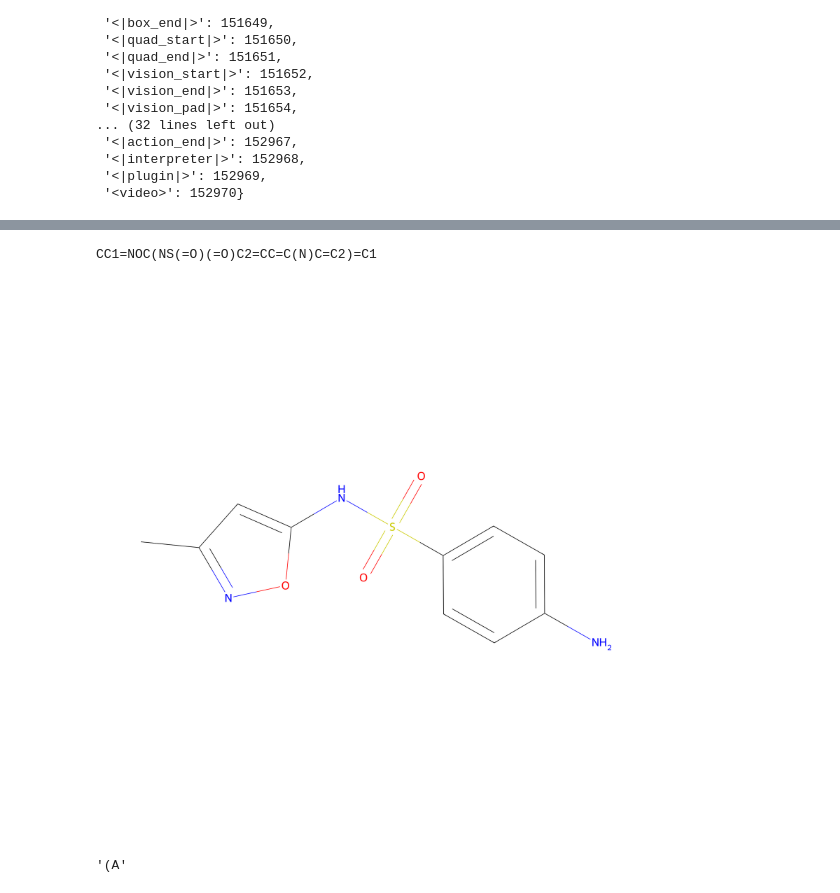
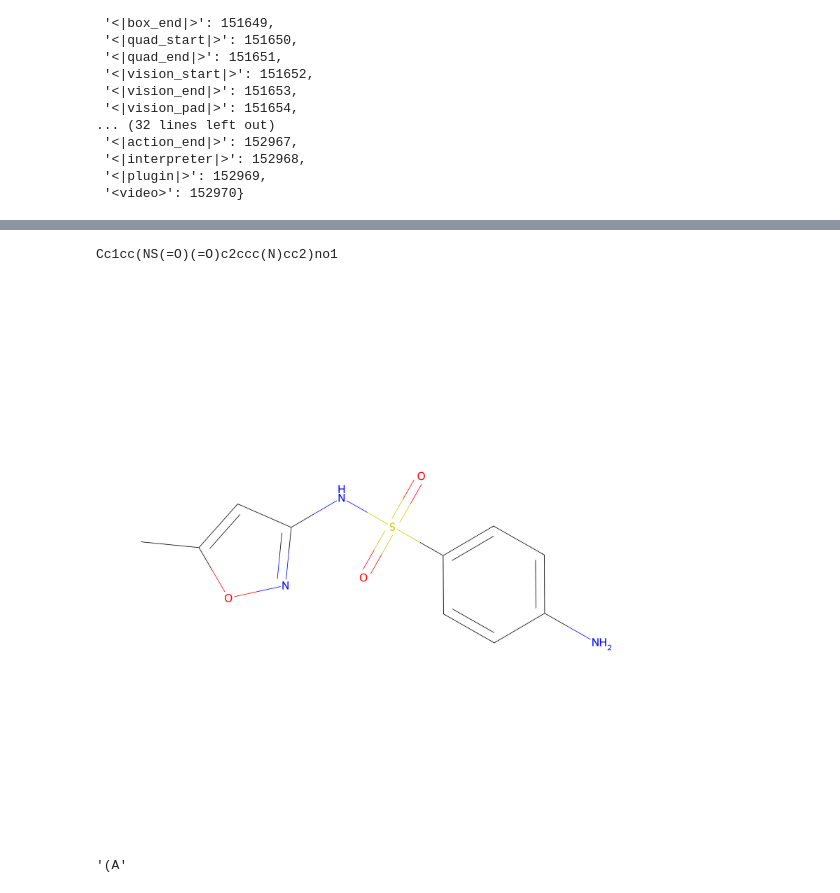
Before and after one commit to DragonDescentZerotsu/Intern-S1-recipe, a Jupyter notebook: debug.ipynb, the cells around one changed output, grey strips where cells are left out. Saved outputs shown, nothing was run; the diff lists cells and outputs as text; code cells hidden in the pictures.

```diff
--- a/debug.ipynb
+++ b/debug.ipynb
@@ -183,31 +183,31 @@ C1=CC=CN1
 # %%
 from rdkit import Chem
 from rdkit.Chem import Draw
 # import selfies as sf
 from rdkit.Chem import rdDepictor
 from rdkit.Chem.Draw import MolDrawOptions
 
 # 使用从 OPSIN 获得的 SMILES
-smiles = "CC1=NOC(NS(=O)(=O)C2=CC=C(N)C=C2)=C1"
+smiles = "Cc1cc(NS(=O)(=O)c2ccc(N)cc2)no1"
 # smiles = "[C][=O][N]"
 # C[N+](C)(C)CCCC[C@@H](C(=O)[O-])[NH3+]
 # smiles = sf.decoder(smiles)
 print(smiles)
 # 创建分子对象
 mol = Chem.MolFromSmiles(smiles)
 
 rdDepictor.SetPreferCoordGen(True)
 rdDepictor.Compute2DCoords(mol)
 
 opts = MolDrawOptions()
 # opts.reduceOverlap = True
 
 # 绘制分子结构
 img = Draw.MolToImage(mol, size=(2000, 2000))
 display(img)
 # %% [output]
-CC1=NOC(NS(=O)(=O)C2=CC=C(N)C=C2)=C1
+Cc1cc(NS(=O)(=O)c2ccc(N)cc2)no1
-[figure, old version]
+[figure, new version]
 # %%
 tokenizer.tokenize('<|im_start|>user\nInstructions: Answer the following question about drug properties.\nContext: As a membrane separating circulating blood and brain extracellular fluid, the blood-brain barrier (BBB) is the protection layer that blocks most foreign drugs. Thus the ability of a drug to penetrate the barrier to deliver to the site of action forms a crucial challenge in development of drugs for central nervous system.\nQuestion: Given a drug SMILES string, predict whether it\n(A) does not cross the BBB (B) crosses the BBB\nDrug SMILES: <SMILES>CC[C@H](C)C(=O)O[C@H]1CCC=C2C=C[C@H](C)[C@H](CC[C@@H]3C[C@@H](O)CC(=O)O3)[C@H]21</SMILES>\nAnswer:<|im_end|>\n<|im_start|>assistant\n(A')[142]
 # %% [output]
```
Also changed, not shown: parts of 1 cell of this notebook, 4 other files.
